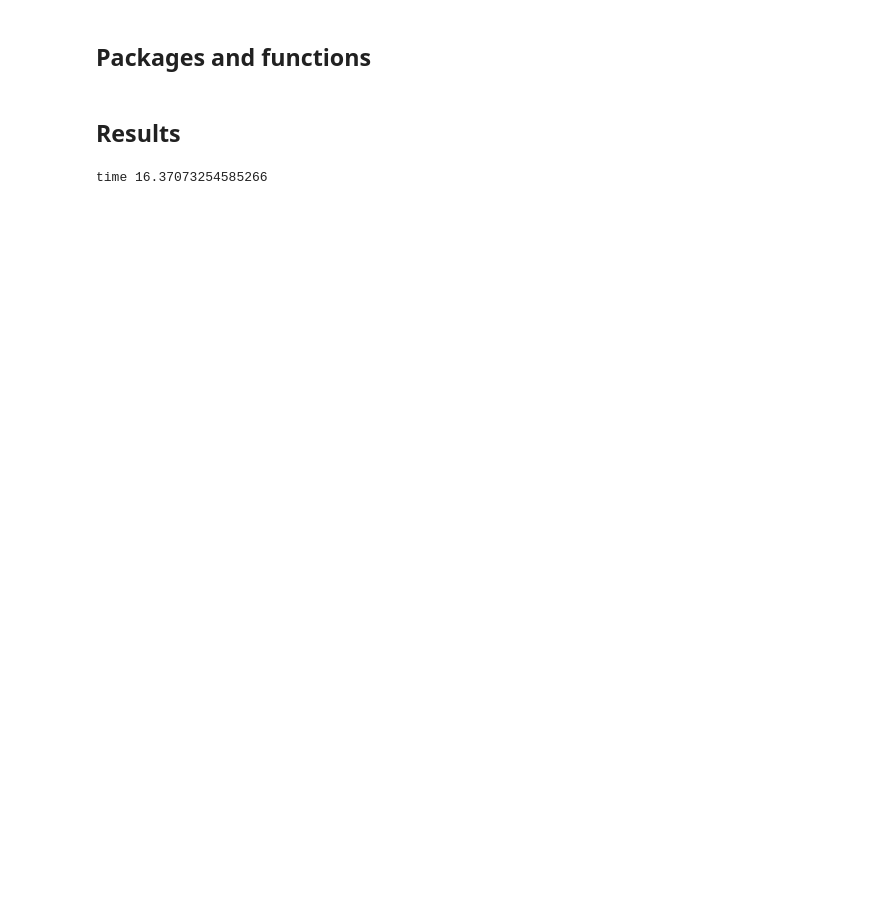
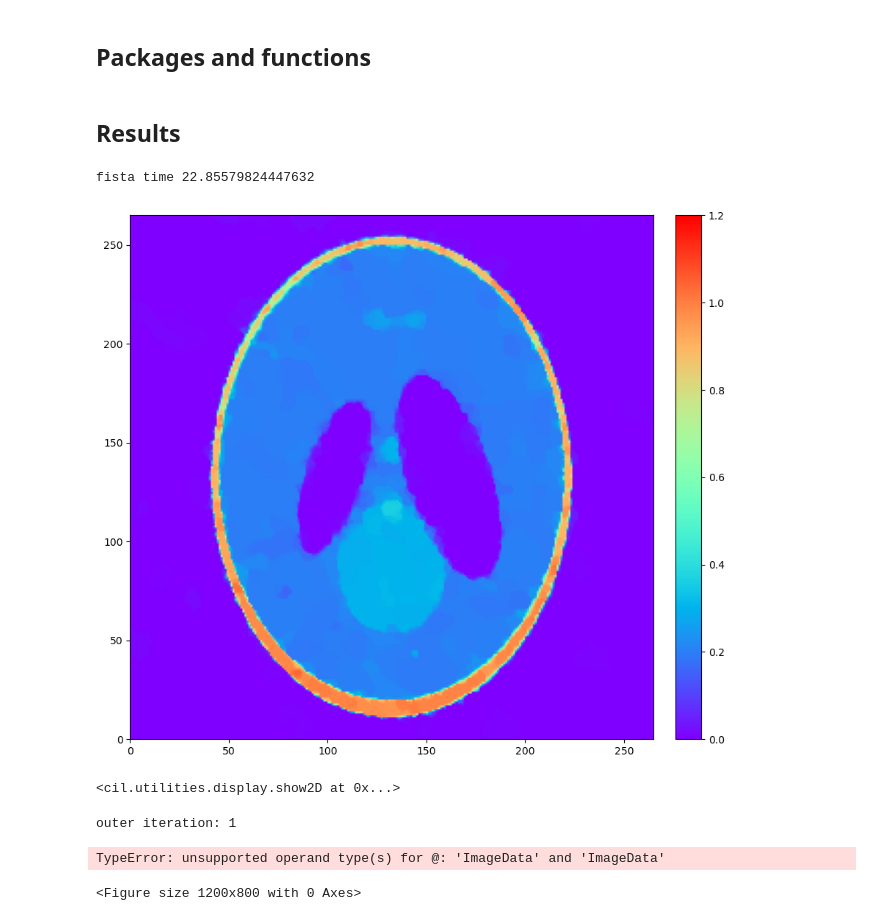
Before and after one commit to FemkeFJF/CIL-Demos, a Jupyter notebook: Femke/IRN/final_files_python/results_notebook.ipynb, the cells around one changed output. Cells and saved outputs as stored; diff of their text form; code cells hidden in the pictures; blank space fills up the shorter version.

```diff
--- a/Femke/IRN/final_files_python/results_notebook.ipynb
+++ b/Femke/IRN/final_files_python/results_notebook.ipynb
@@ -930,25 +1006,64 @@ n_anlges = 50
 n_pixels = 265
 
 A, sino, ig, ag, phantom = get_A(n_anlges, n_pixels)
-sino_noisy = add_poss_noise(background_counts=10000, n_angles=n_anlges, n_pixels=n_pixels)
+sino_noisy = add_poss_noise(background_counts=20000, n_angles=n_anlges, n_pixels=n_pixels)
 # %%
 # FISTA for making comparisons
 
-def run_fista(A, sino, alpha, x0):
+def run_fista(A, sino, alpha, x0, iter):
     f1 = LeastSquares(A, sino, (1/2))
 
     TV = FGP_TV(alpha=alpha, nonnegativity=True, device='cpu')
     fista_TV = FISTA(initial=x0, f=f1, g=TV, update_objective_interval=10)
 
     t1 = time.time()
-    fista_TV.run(100)
+    fista_TV.run(iter)
     t2 = time.time()
     print("fista time", t2 - t1)
 
     solution = fista_TV.solution
 
     return solution
-
-tv_fista = run_fista(A=A, sino = sino_noisy, alpha = 0.0005, x0 = ig.allocate(0))
-# %% [output]
-time 16.37073254585266
+# %%
+tv_solution3e4 = run_fista(A=A, sino=sino_noisy, alpha=3e-4, x0=ig.allocate(0), iter=100)
+
+show2D([tv_solution3e4], cmap='rainbow', axis_labels=('', ''), fix_range=(0,1.2))
+# %% [output]
+fista time 22.85579824447632
+[figure, added]
+<cil.utilities.display.show2D at 0x...>
+# %%
+counts = 15000
+
+sino_noisy = add_poss_noise(background_counts=counts, n_angles=50, n_pixels=265)
+plt.figure(figsize=(12,8))
+
+# tv_fista = run_fista(A, sino_noisy, 1e-3, ig.allocate(0))
+
+tstart = time.time()
+tv_cg, tv_cg_error, tv_cg_convarr, tv_cg_inneriterations = tv_solver_normal(initial = ig.allocate(0),
+                                                                        inner_iter = 100,
+                                                                        outer_iter = 10,
+                                                                        A = A,
+                                                                        sino = sino_noisy,
+                                                                        alpha = 8e-7,
+                                                                        er = None,
+                                                                        pre = "False",
+                                                                        cg_tol = 1e-2,
+                                                                        vox_size = None,
+                                                                        exact = phantom)
+tend = time.time()
+print("time for tv cg:", tend - tstart)
+
+show2D([tv_cg.abs()], cmap = 'rainbow', axis_labels=('',''), fix_range=(0,1.2))
+#show2D([tv_fista], cmap ='rainbow', axis_labels=('', ''))
+
+x = np.linspace(0, len(tv_cg_error) - 1, len(tv_cg_error))
+plt.figure()
+plt.scatter(x, tv_cg_error)
+plt.plot(x, tv_cg_error, linestyle='--')
+plt.grid(alpha = 0.3)
+# %% [output]
+outer iteration: 1
+TypeError: unsupported operand type(s) for @: 'ImageData' and 'ImageData'
+<Figure size 1200x800 with 0 Axes>
```
Also changed, not shown: parts of 18 cells of this notebook.
